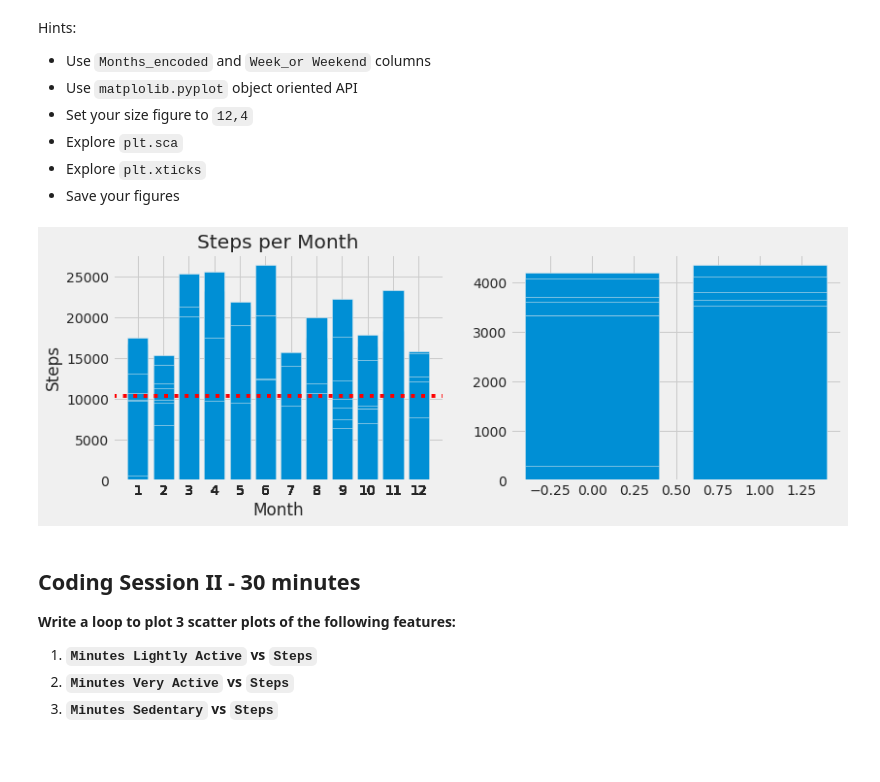
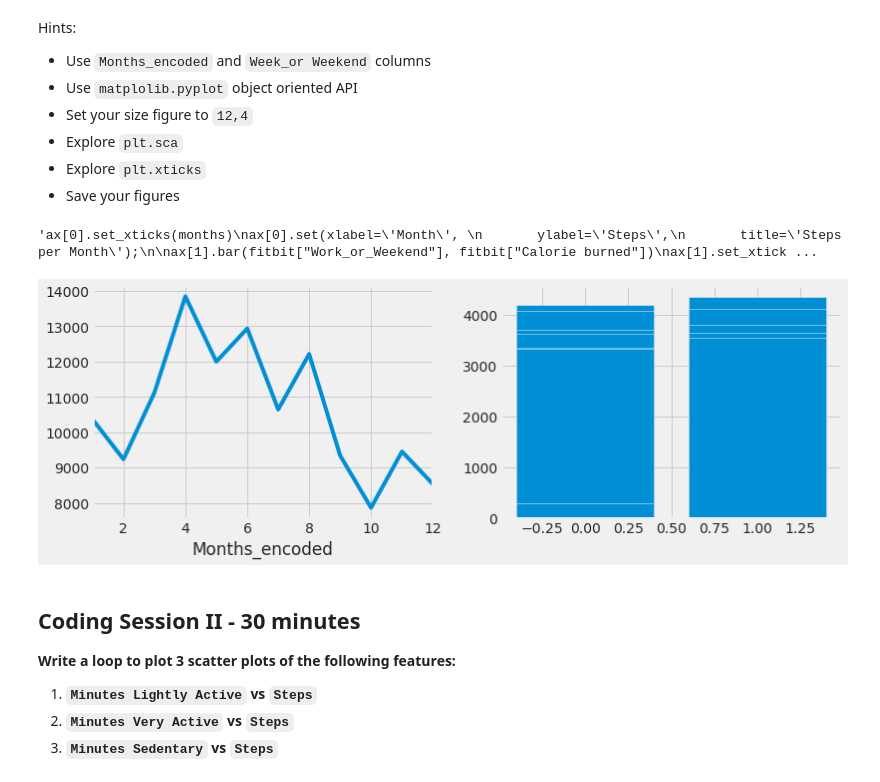
Before and after one commit to vkamg/dataptmad1019, a Jupyter notebook: module-2/lab-matplotlib-seaborn/your-code/challenge-2.ipynb, the cells around one changed output. Cells and saved outputs as stored; diff of their text form; code cells hidden in the pictures; blank space fills up the shorter version.

```diff
--- a/module-2/lab-matplotlib-seaborn/your-code/challenge-2.ipynb
+++ b/module-2/lab-matplotlib-seaborn/your-code/challenge-2.ipynb
@@ -55,19 +55,27 @@ Hints:
 - Save your figures
 # %%
 # Driver 1 enter codes here
+median_steps = fitbit["Steps"].groupby(fitbit["Months_encoded"]).median()
+
+
 plt.style.use('fivethirtyeight')
 fig, ax = plt.subplots(ncols=2, figsize=(12, 4))
-ax[0].bar(fitbit["Months_encoded"], fitbit["Steps"])
-ax[0].set_xticks(fitbit["Months_encoded"])
-ax[0].axhline(y=fitbit["Steps"].median(), ls=':', color='r')
+plt.subplot(1,2,1)
+median_steps.plot()
+
+plt.subplot(1,2,2)
+plt.bar(fitbit["Work_or_Weekend"], fitbit["Calorie burned"])
+
+'''ax[0].set_xticks(months)
 ax[0].set(xlabel='Month',
        ylabel='Steps',
        title='Steps per Month');
 
 ax[1].bar(fitbit["Work_or_Weekend"], fitbit["Calorie burned"])
-ax[1].set_xticks(np.arange(2),("Weekend", "Work"));
+ax[1].set_xticks(np.arange(2),("Weekend", "Work"));'''
 # %% [output]
+'ax[0].set_xticks(months)\nax[0].set(xlabel=\'Month\', \n       ylabel=\'Steps\',\n       title=\'Steps per Month\');\n\nax[1].bar(fitbit["Work_or_Weekend"], fitbit["Calorie burned"])\nax[1].set_xtick ...
-[figure, old version]
+[figure, new version]
 # %% [markdown]
 ## Coding Session II - 30 minutes
 
```
